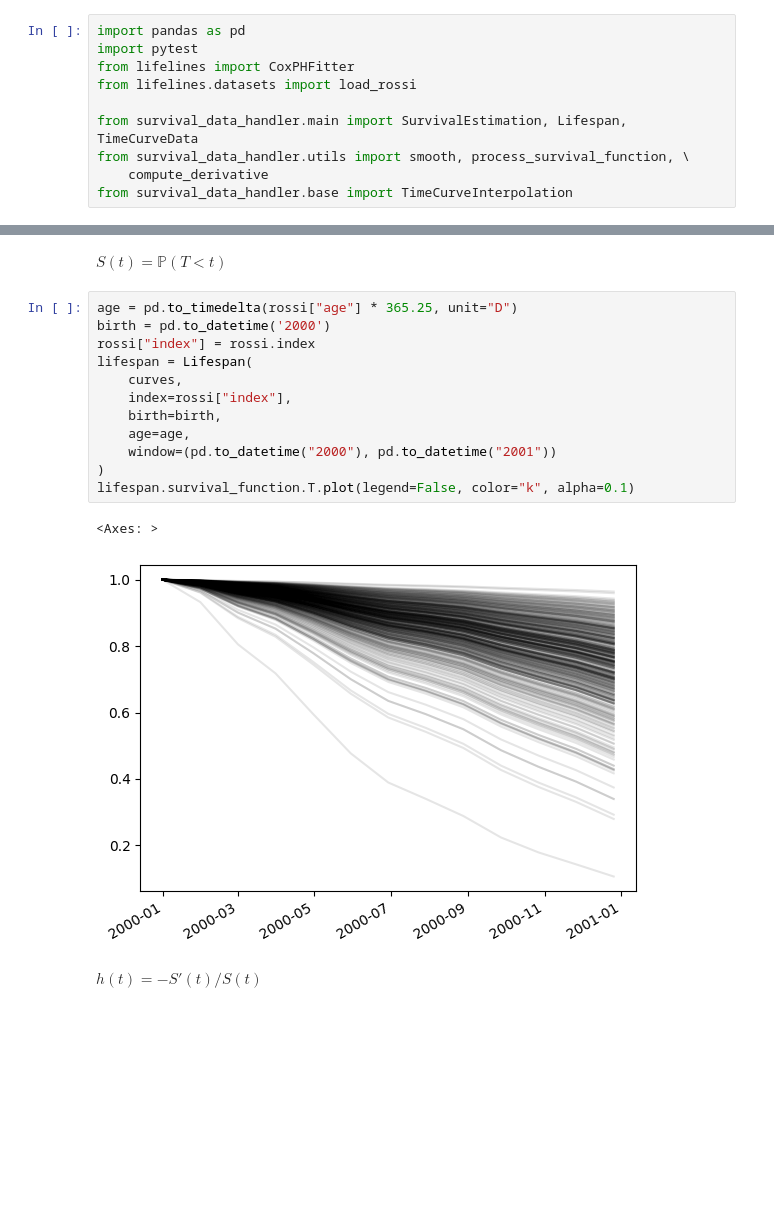
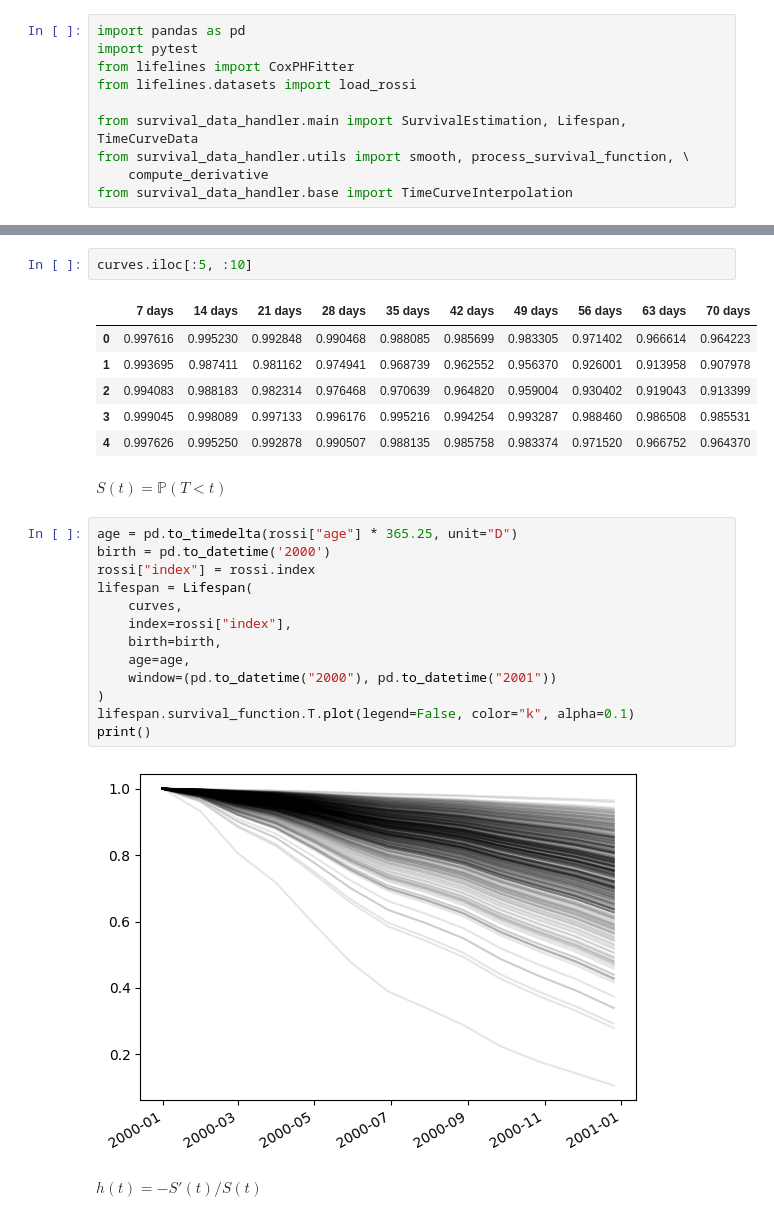
Before and after one commit to vincent-laurent/survival-data-handler, a Jupyter notebook: examples/basic_usage.ipynb, the cells around one changed output, grey strips where cells are left out. Saved outputs shown, nothing was run; the diff lists cells and outputs as text; blank space fills up the shorter version.

```diff
--- a/examples/basic_usage.ipynb
+++ b/examples/basic_usage.ipynb
@@ -20,3 +29,12 @@ curves.columns = pd.to_timedelta(curves.columns.to_numpy() * 7, unit="D")
+# %%
+curves.iloc[:5, :10]
+# %% [output]
+|  | 7 days | 14 days | 21 days | 28 days | 35 days | 42 days | 49 days | 56 days | 63 days | 70 days |
+| 0 | 0.997616 | 0.995230 | 0.992848 | 0.990468 | 0.988085 | 0.985699 | 0.983305 | 0.971402 | 0.966614 | 0.964223 |
+| 1 | 0.993695 | 0.987411 | 0.981162 | 0.974941 | 0.968739 | 0.962552 | 0.956370 | 0.926001 | 0.913958 | 0.907978 |
+| 2 | 0.994083 | 0.988183 | 0.982314 | 0.976468 | 0.970639 | 0.964820 | 0.959004 | 0.930402 | 0.919043 | 0.913399 |
+| 3 | 0.999045 | 0.998089 | 0.997133 | 0.996176 | 0.995216 | 0.994254 | 0.993287 | 0.988460 | 0.986508 | 0.985531 |
+| 4 | 0.997626 | 0.995250 | 0.992878 | 0.990507 | 0.988135 | 0.985758 | 0.983374 | 0.971520 | 0.966752 | 0.964370 |
 # %% [markdown]
 $S(t) = \mathbb{P}(T < t)$
 # %%
@@ -31,8 +49,8 @@ lifespan = Lifespan(
     window=(pd.to_datetime("2000"), pd.to_datetime("2001"))
 )
 lifespan.survival_function.T.plot(legend=False, color="k", alpha=0.1)
+print()
 # %% [output]
-<Axes: >
 [figure]
 # %% [markdown]
 $h(t) =-S'(t) / S(t)$
```
Also changed, not shown: parts of 5 cells of this notebook, 5 other files.
